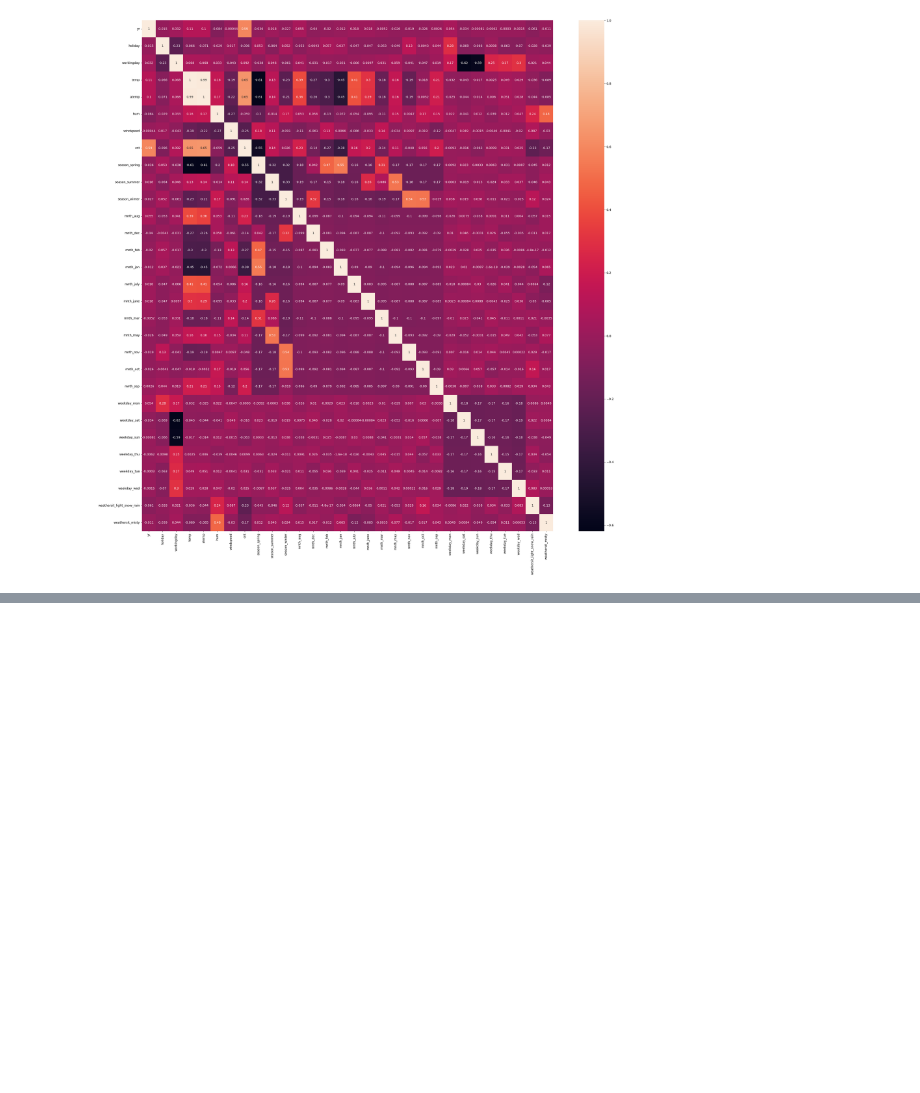
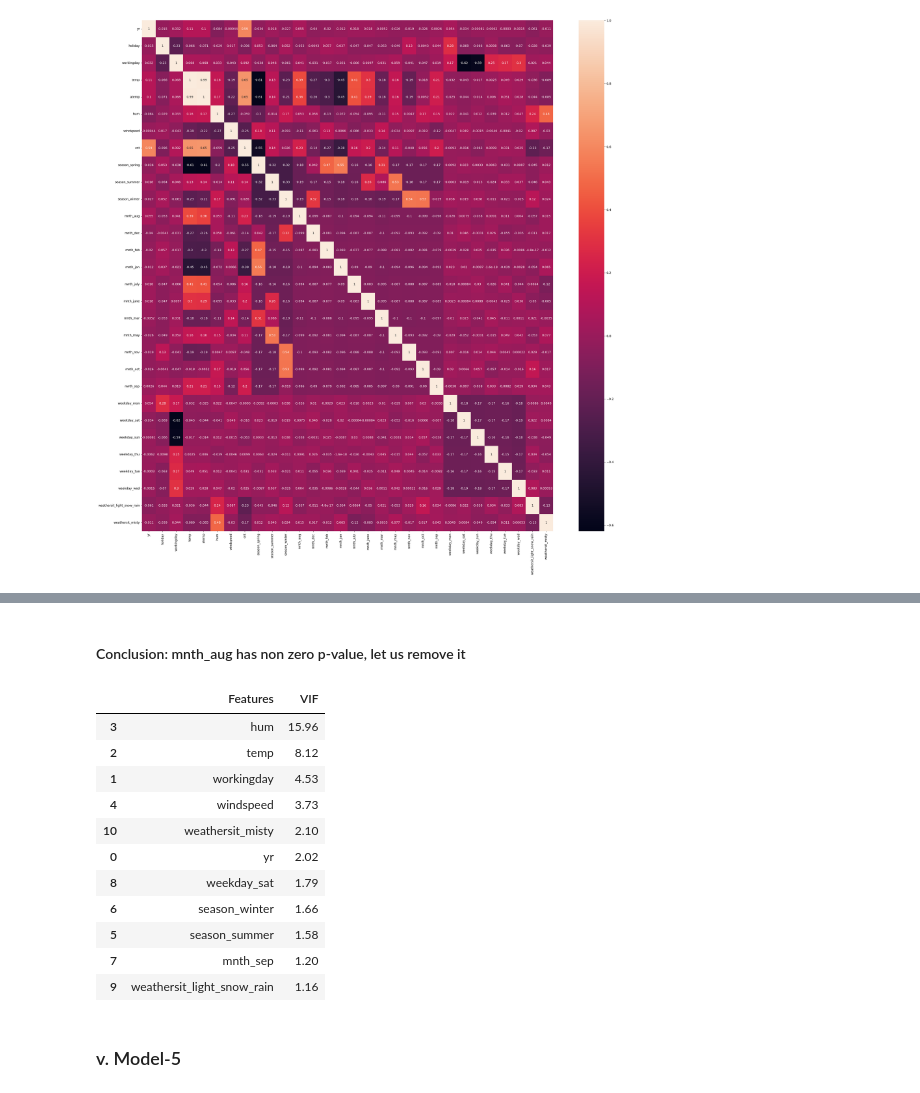
Before and after one commit to anagharavishankar/Regression_Bike_Sharing, a Jupyter notebook: Anagha_Ravishankar_Bike_Sharing.ipynb, the cells around one changed output, grey strips where cells are left out. Cells and saved outputs as stored; diff of their text form; code cells hidden in the pictures; blank space fills up the shorter version.

```diff
--- a/Anagha_Ravishankar_Bike_Sharing.ipynb
+++ b/Anagha_Ravishankar_Bike_Sharing.ipynb
@@ -457,0 +623,20 @@ vif_calculation(X_train_rfe)
+# %% [markdown]
+#### Conclusion: mnth_aug has non zero p-value, let us remove it
+# %%
+X_train_rfe = X_train_rfe.drop(['mnth_aug'], axis = 1)
+vif_calculation(X_train_rfe)
+# %% [output]
+|  | Features | VIF |
+| 3 | hum | 15.96 |
+| 2 | temp | 8.12 |
+| 1 | workingday | 4.53 |
+| 4 | windspeed | 3.73 |
+| 10 | weathersit_misty | 2.10 |
+| 0 | yr | 2.02 |
+| 8 | weekday_sat | 1.79 |
+| 6 | season_winter | 1.66 |
+| 5 | season_summer | 1.58 |
+| 7 | mnth_sep | 1.20 |
+| 9 | weathersit_light_snow_rain | 1.16 |
+# %% [markdown]
+### v. Model-5
```
Also changed, not shown: parts of 47 cells of this notebook.
